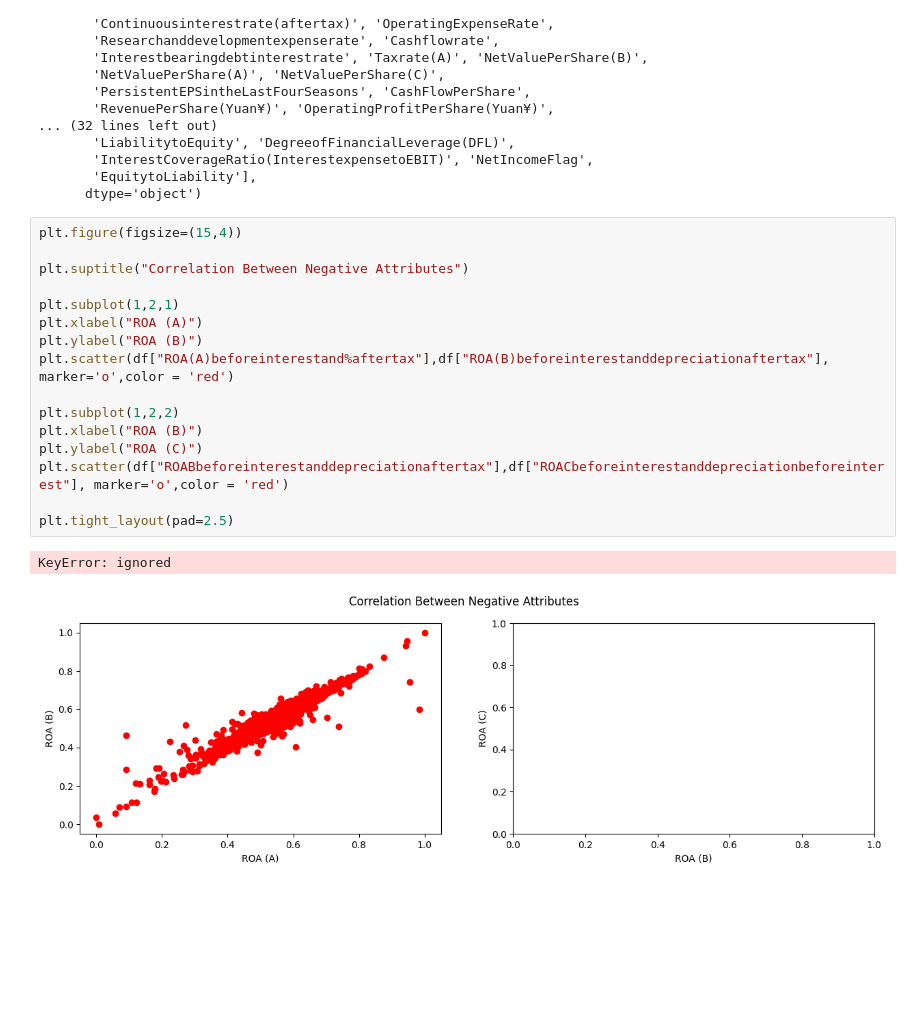
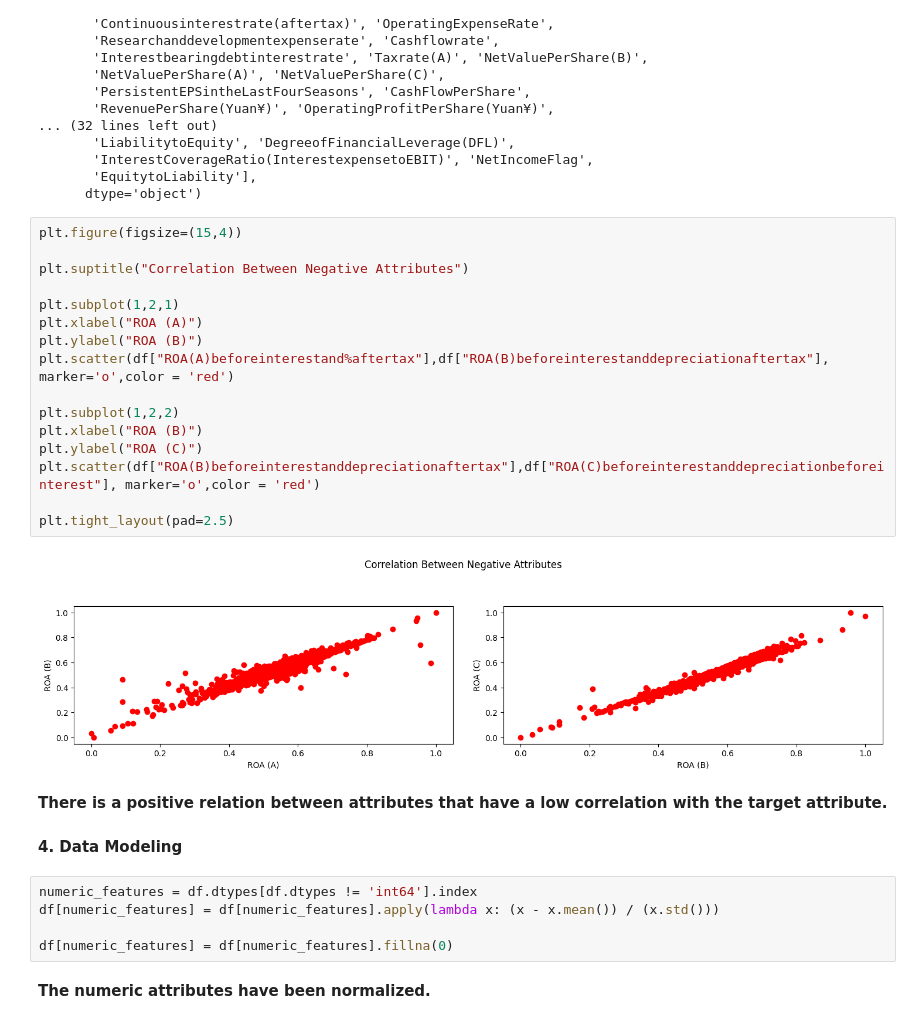
Before and after one commit to pravin2072/Company_bankruptcy_rediction, a Jupyter notebook: Company_bankruptcy_prediction.ipynb, the cells around one changed output. Drawn from its saved outputs; the diff is of its cells as text; blank space fills up the shorter version.

```diff
--- a/Company_bankruptcy_prediction.ipynb
+++ b/Company_bankruptcy_prediction.ipynb
@@ -239,19 +459,29 @@ Index(['Bankrupt?', 'ROA(C)beforeinterestanddepreciationbeforeinterest',
 # %%
 plt.figure(figsize=(15,4))
 
 plt.suptitle("Correlation Between Negative Attributes")
 
 plt.subplot(1,2,1)
 plt.xlabel("ROA (A)")
 plt.ylabel("ROA (B)")
 plt.scatter(df["ROA(A)beforeinterestand%aftertax"],df["ROA(B)beforeinterestanddepreciationaftertax"], marker='o',color = 'red')
 
 plt.subplot(1,2,2)
 plt.xlabel("ROA (B)")
 plt.ylabel("ROA (C)")
-plt.scatter(df["ROABbeforeinterestanddepreciationaftertax"],df["ROACbeforeinterestanddepreciationbeforeinterest"], marker='o',color = 'red')
+plt.scatter(df["ROA(B)beforeinterestanddepreciationaftertax"],df["ROA(C)beforeinterestanddepreciationbeforeinterest"], marker='o',color = 'red')
 
 plt.tight_layout(pad=2.5)
 # %% [output]
-KeyError: ignored
-[figure, old version]
+[figure, new version]
+# %% [markdown]
+**There is a positive relation between attributes that have a low correlation with the target attribute.**
+# %% [markdown]
+**4. Data Modeling**
+# %%
+numeric_features = df.dtypes[df.dtypes != 'int64'].index
+df[numeric_features] = df[numeric_features].apply(lambda x: (x - x.mean()) / (x.std()))
+
+df[numeric_features] = df[numeric_features].fillna(0)
+# %% [markdown]
+**The numeric attributes have been normalized.**
```
Also changed, not shown: parts of 26 cells of this notebook.
